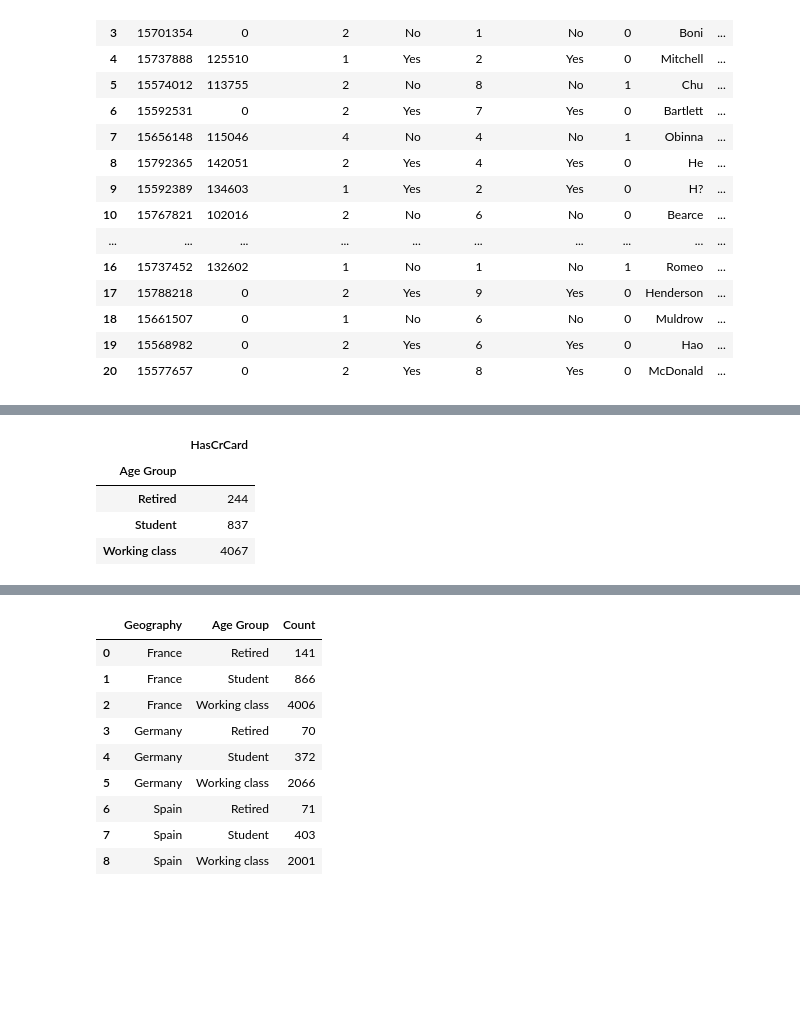
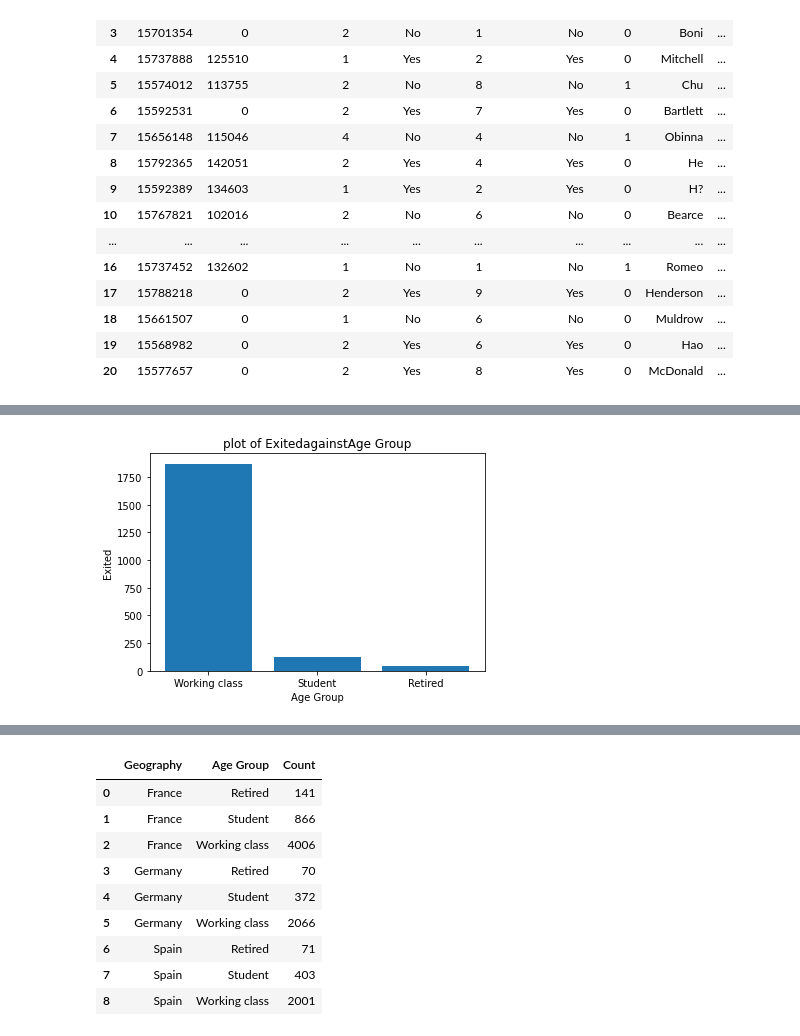
Before and after one commit to Cynthiaagina/Data-exploration, a Jupyter notebook: NewP.ipynb, the cells around one changed output, grey strips where cells are left out. Drawn from its saved outputs; the diff is of its cells as text; code cells hidden in the pictures; blank space fills up the shorter version.

```diff
--- a/NewP.ipynb
+++ b/NewP.ipynb
@@ -282,5 +282,12 @@ Comb_df.head(20)
 | 18 | 15661507 | 0 | 1 | No | 6 | No | 0 | Muldrow | ... |
 | 19 | 15568982 | 0 | 2 | Yes | 6 | Yes | 0 | Hao | ... |
 | 20 | 15577657 | 0 | 2 | Yes | 8 | Yes | 0 | McDonald | ... |
+# %%
+def generate_bar_plot(x,y, xlabel, ylabel):
+    plt.bar(x,y)
+    plt.title(f'plot of {ylabel}against{xlabel}')
+    plt.xlabel(xlabel)
+    plt.ylabel(ylabel)
+    plt.show
 # %%
 Comb_df_age_group = Comb_df.groupby('Age Group')[['Exited']].sum()
@@ -293,0 +294,3 @@ Comb_df_age_group
+# %%
+Comb_df_age_group = Comb_df_age_group.sort_values(by='Exited', ascending=False)
+Comb_df_age_group
@@ -294,10 +303,7 @@ Comb_df_age_group
+# %%
+generate_bar_plot(Comb_df_age_group.index, Comb_df_age_group['Exited'], 'Age Group', 'Exited')
+# %% [output]
+[figure, added]
 # %%
 Comb_df['HasCrCard'] = Comb_df['HasCrCard'].replace({'Yes': 1, 'No': 0} )
 Comb_df_cr_card = Comb_df.groupby('Age Group')[['HasCrCard']].sum()
-Comb_df_cr_card
-# %% [output]
-|  | HasCrCard |
-| Age Group |  |
-| Retired | 244 |
-| Student | 837 |
-| Working class | 4067 |
```
Also changed, not shown: parts of 20 cells of this notebook, 1 other file.
